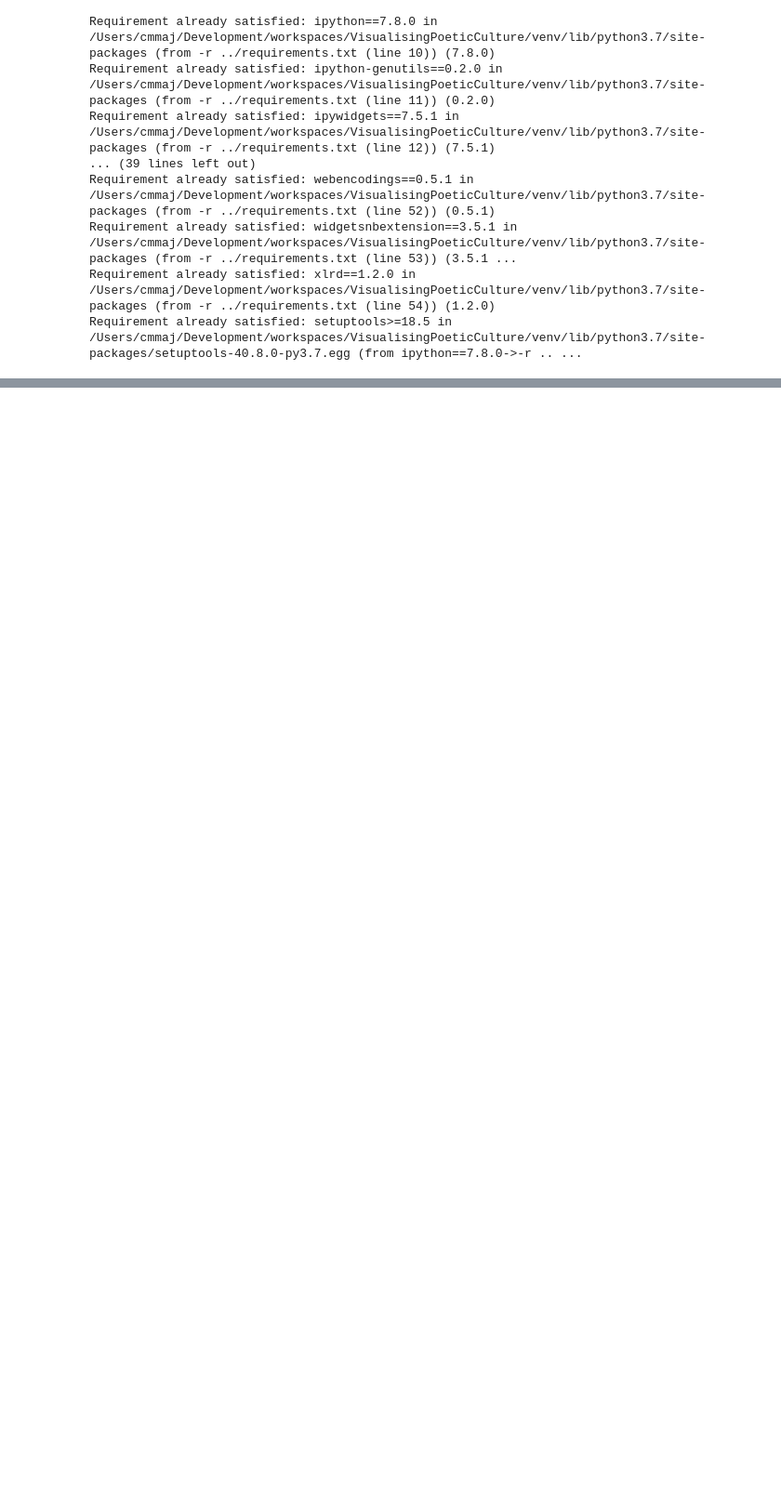
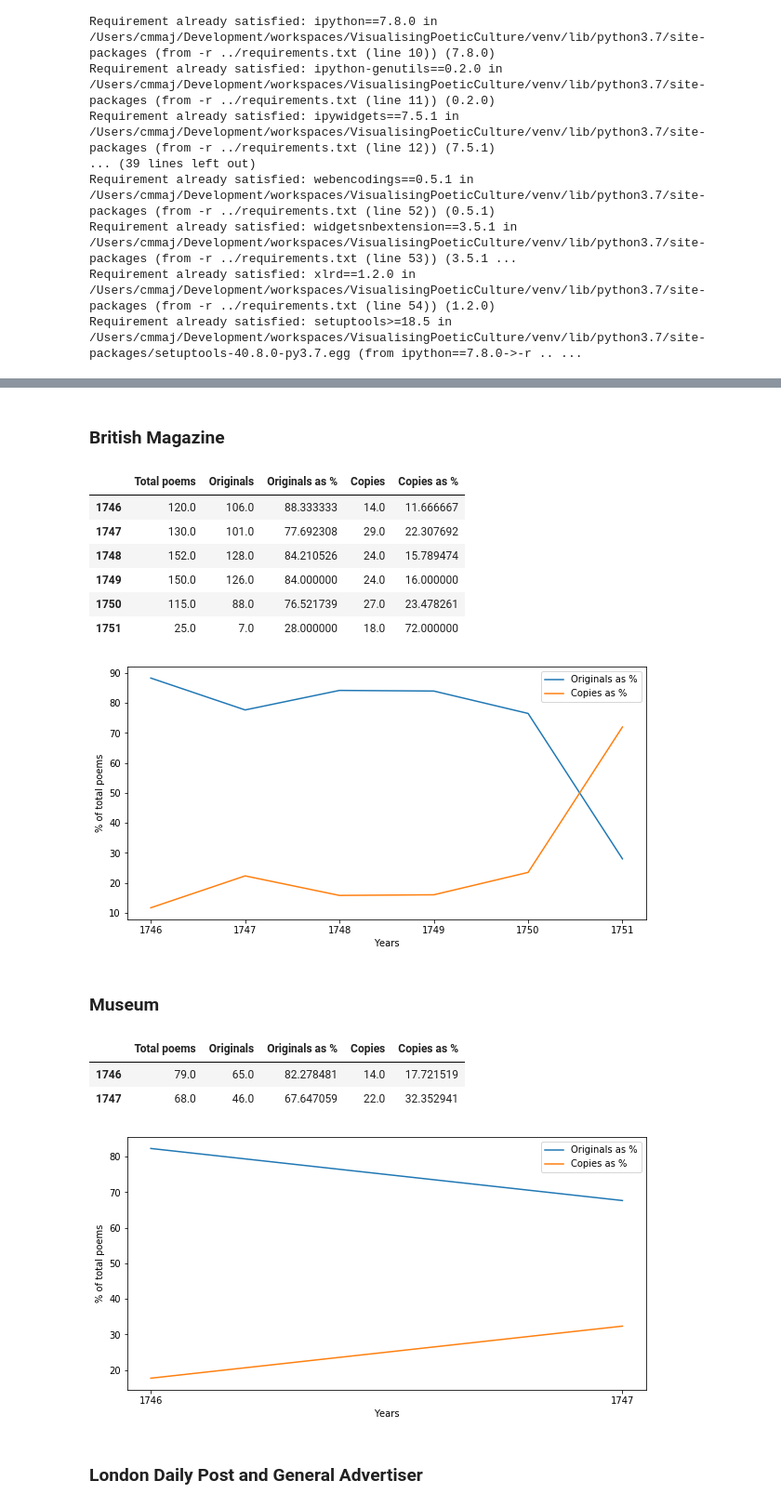
Before and after one commit to ilrt/VisualisingPoeticCulture, a Jupyter notebook: notebooks/03-publications.ipynb, the cells around one changed output, grey strips where cells are left out. Shown: that part at 93% size. Drawn from its saved outputs; the diff is of its cells as text; code cells hidden in the pictures; blank space fills up the shorter version.

Commit message:
Updated plots fot showing distribution of copies.

```diff
--- a/notebooks/03-publications.ipynb
+++ b/notebooks/03-publications.ipynb
@@ -30,0 +36,8 @@ Requirement already satisfied: setuptools>=18.5 in /Users/cmmaj/Development/work
+# %%
+# get the data
+df = vp.pickle_as_single_data_frame()
+
+# get a list of titles
+titles = df[vp.PUB_TITLE].unique()
+
+print(titles)
@@ -30,0 +54,71 @@ Requirement already satisfied: setuptools>=18.5 in /Users/cmmaj/Development/work
+# %%
+# process each title
+for title in titles:
+
+    # create a subset for the publication
+    pub_df = df[df[vp.PUB_TITLE] == title]
+
+    # date range for that publication
+    min_year = pub_df[vp.YEAR].min()
+    max_year = pub_df[vp.YEAR].max()
+    year_range_index = np.arange(min_year, max_year + 1, 1)
+
+    # columns we want
+    columns = np.array(['Total poems', 'Originals', 'Originals as %', 'Copies', 'Copies as %'])
+
+    # create a results data frame
+    results = pd.DataFrame(np.zeros(shape=(year_range_index.size, columns.size)), columns=columns,
+                           index=year_range_index)
+
+    for year in year_range_index:
+        # get the subset for the year
+        year_df = pub_df[pub_df[vp.YEAR] == year]
+
+        # total number of poems
+        total = year_df[vp.F_LINE].count()
+        results.at[year, columns[0]] = total
+
+        # total number of identified copies
+        copies = year_df[vp.REF_NO].notnull().sum()
+        results.at[year, columns[3]] = copies
+
+        # originals (not identified as a copy)
+        originals = total - copies
+        results.at[year, columns[1]] = originals
+
+        # originals as a percentage of total
+        originals_percent = originals / total * 100
+        results.at[year, columns[2]] = originals_percent
+
+        # copies as percent of total
+        copies_percent = copies / total * 100
+        results.at[year,columns[4]] = copies_percent
+
+
+    display(HTML('<h3>' + title + '</h3>'))
+    display(HTML(results.to_html()))
+    # results.info()
+    plot.figure(figsize=(10,5))
+    plot.plot(results[columns[2]])
+    plot.plot(results[columns[4]])
+    plot.legend([columns[2], columns[4]])
+    plot.xticks(year_range_index, year_range_index)
+    plot.xlabel("Years")
+    plot.ylabel("% of total poems")
+    plot.show()
+# %% [output]
+British Magazine
+|  | Total poems | Originals | Originals as % | Copies | Copies as % |
+| 1746 | 120.0 | 106.0 | 88.333333 | 14.0 | 11.666667 |
+| 1747 | 130.0 | 101.0 | 77.692308 | 29.0 | 22.307692 |
+| 1748 | 152.0 | 128.0 | 84.210526 | 24.0 | 15.789474 |
+| 1749 | 150.0 | 126.0 | 84.000000 | 24.0 | 16.000000 |
+| 1750 | 115.0 | 88.0 | 76.521739 | 27.0 | 23.478261 |
+| 1751 | 25.0 | 7.0 | 28.000000 | 18.0 | 72.000000 |
+[figure, added]
+Museum
+|  | Total poems | Originals | Originals as % | Copies | Copies as % |
+| 1746 | 79.0 | 65.0 | 82.278481 | 14.0 | 17.721519 |
+| 1747 | 68.0 | 46.0 | 67.647059 | 22.0 | 32.352941 |
+[figure, added]
+London Daily Post and General Advertiser
```
Also changed, not shown: parts of 6 cells of this notebook, 2 other files.
